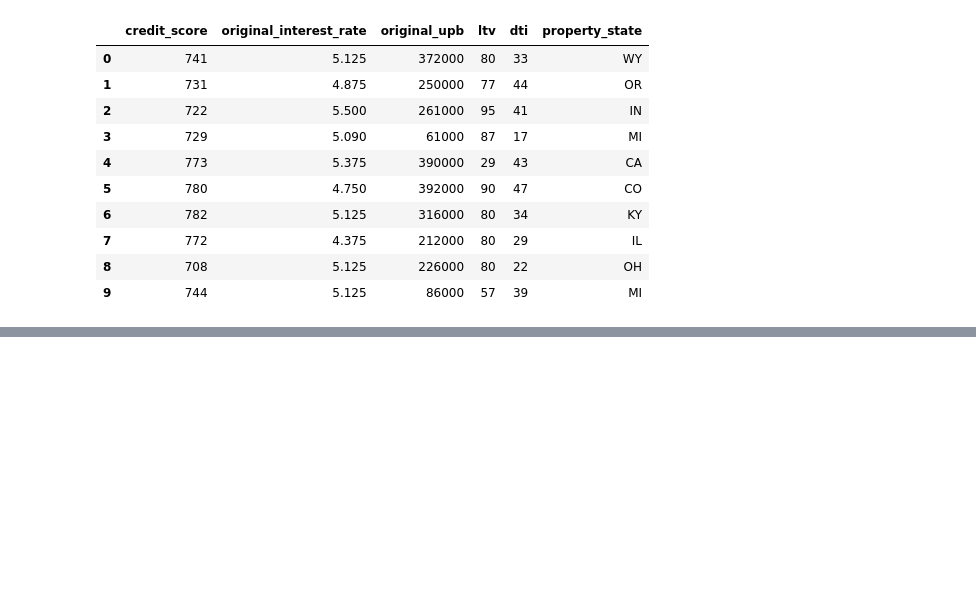
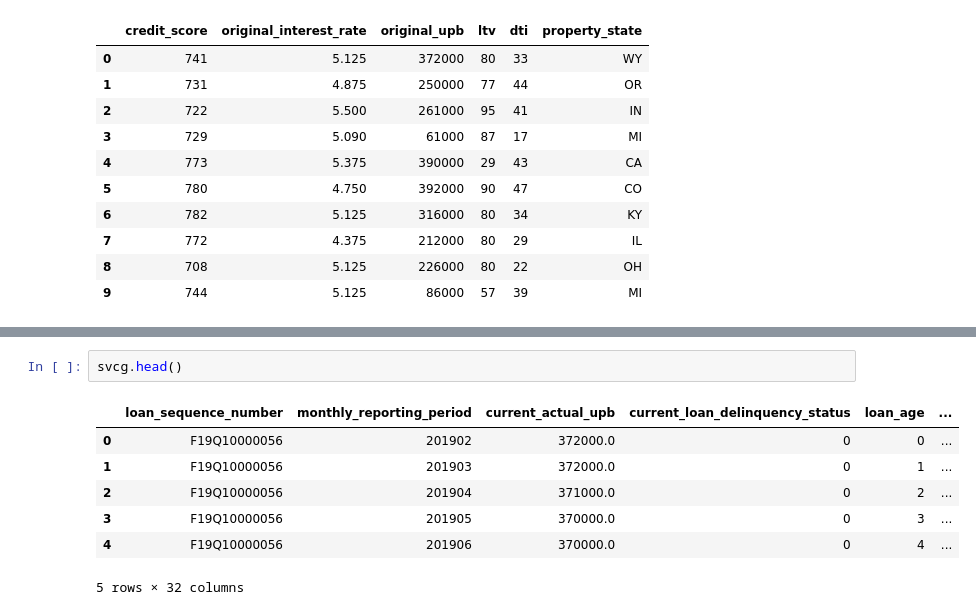
Before and after one commit to dixitbhavin/mbs-prepayment-ml, a Jupyter notebook: 01_load_data.ipynb, the cells around one changed output, grey strips where cells are left out. Saved outputs shown, nothing was run; the diff lists cells and outputs as text; blank space fills up the shorter version.

```diff
--- a/01_load_data.ipynb
+++ b/01_load_data.ipynb
@@ -61,0 +118,10 @@ df[["credit_score","original_interest_rate", "original_upb", "ltv", "dti", "prop
+# %%
+svcg.head()
+# %% [output]
+|  | loan_sequence_number | monthly_reporting_period | current_actual_upb | current_loan_delinquency_status | loan_age | ... |
+| 0 | F19Q10000056 | 201902 | 372000.0 | 0 | 0 | ... |
+| 1 | F19Q10000056 | 201903 | 372000.0 | 0 | 1 | ... |
+| 2 | F19Q10000056 | 201904 | 371000.0 | 0 | 2 | ... |
+| 3 | F19Q10000056 | 201905 | 370000.0 | 0 | 3 | ... |
+| 4 | F19Q10000056 | 201906 | 370000.0 | 0 | 4 | ... |
+5 rows × 32 columns
```
Also changed, not shown: parts of 7 cells of this notebook.
